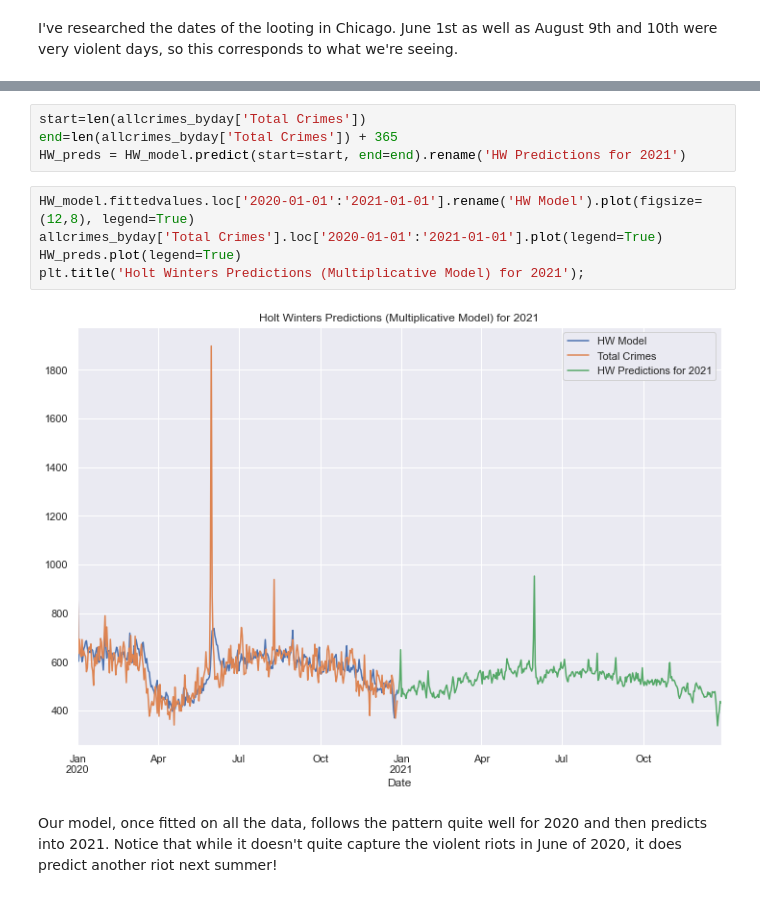
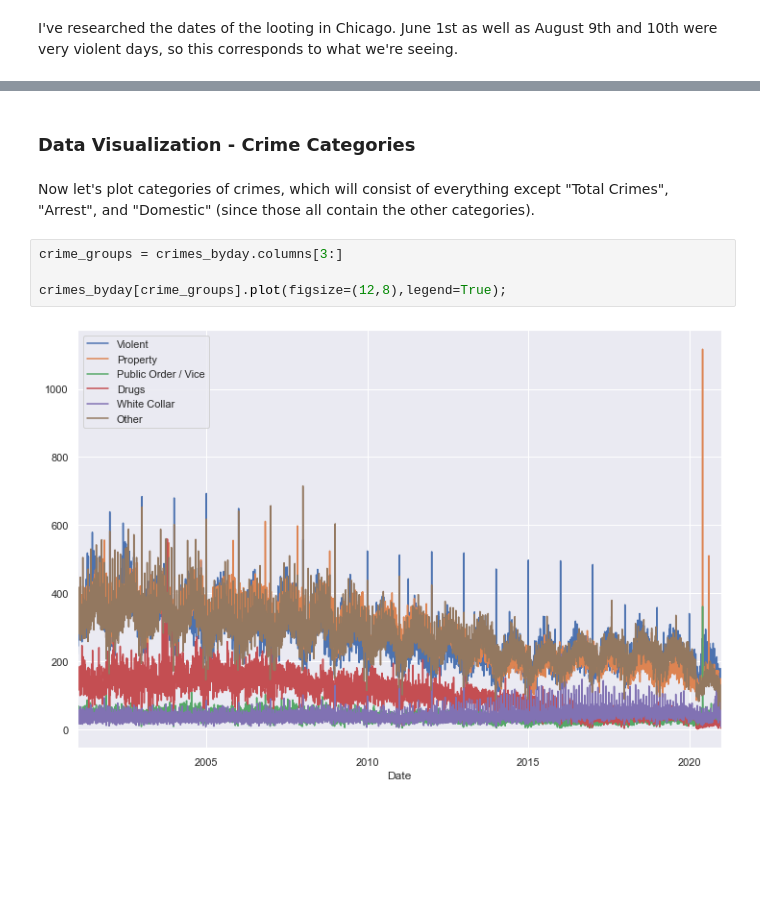
Before and after one commit to ruthcaswellsmith/Capstone---City-of-Chicago-Crime-Time-Series-Analysis, a Jupyter notebook: notebooks/Capstone - City of Chicago Crime - Exploratory Data Analysis.ipynb, the cells around one changed output, grey strips where cells are left out. Cells and saved outputs as stored; diff of their text form; blank space fills up the shorter version.

```diff
--- a/notebooks/Capstone - City of Chicago Crime - Exploratory Data Analysis.ipynb
+++ b/notebooks/Capstone - City of Chicago Crime - Exploratory Data Analysis.ipynb
@@ -320,13 +83,10 @@ HW_model = ExponentialSmoothing(allcrimes_byday['Total Crimes'],trend='mul',seas
-# %%
-start=len(allcrimes_byday['Total Crimes'])
-end=len(allcrimes_byday['Total Crimes']) + 365
-HW_preds = HW_model.predict(start=start, end=end).rename('HW Predictions for 2021')
-# %%
-HW_model.fittedvalues.loc['2020-01-01':'2021-01-01'].rename('HW Model').plot(figsize=(12,8), legend=True)
-allcrimes_byday['Total Crimes'].loc['2020-01-01':'2021-01-01'].plot(legend=True)
-HW_preds.plot(legend=True)
-plt.title('Holt Winters Predictions (Multiplicative Model) for 2021');
-# %% [output]
-[figure, removed]
-# %% [markdown]
-Our model, once fitted on all the data, follows the pattern quite well for 2020 and then predicts into 2021. Notice that while it doesn't quite capture the violent riots in June of 2020, it does predict another riot next summer!
+# %% [markdown]
+### Data Visualization - Crime Categories
+# %% [markdown]
+Now let's plot categories of crimes, which will consist of everything except "Total Crimes", "Arrest", and "Domestic" (since those all contain the other categories).
+# %%
+crime_groups = crimes_byday.columns[3:]
+
+crimes_byday[crime_groups].plot(figsize=(12,8),legend=True);
+# %% [output]
+[figure, added]
```
Also changed, not shown: parts of 69 cells of this notebook, 3 other files.
